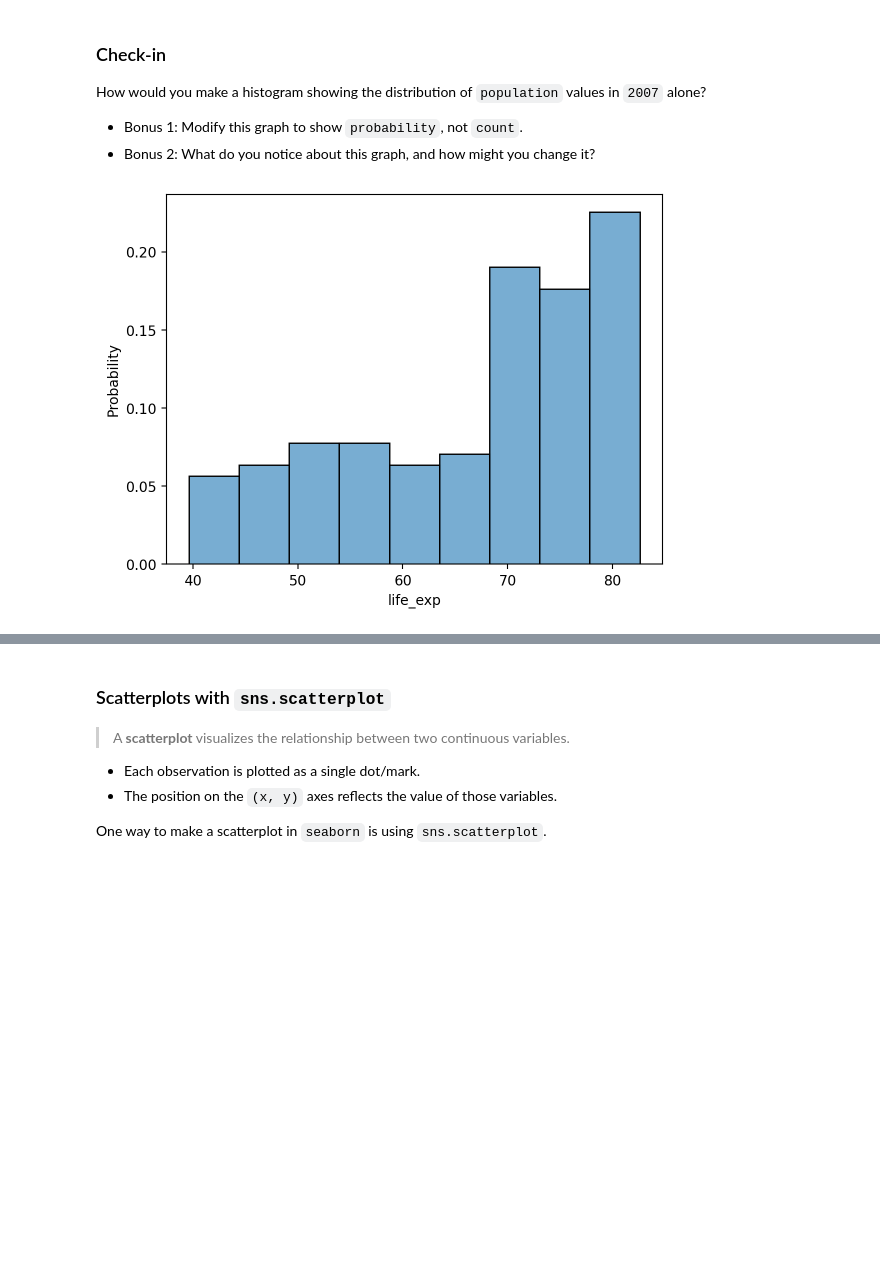
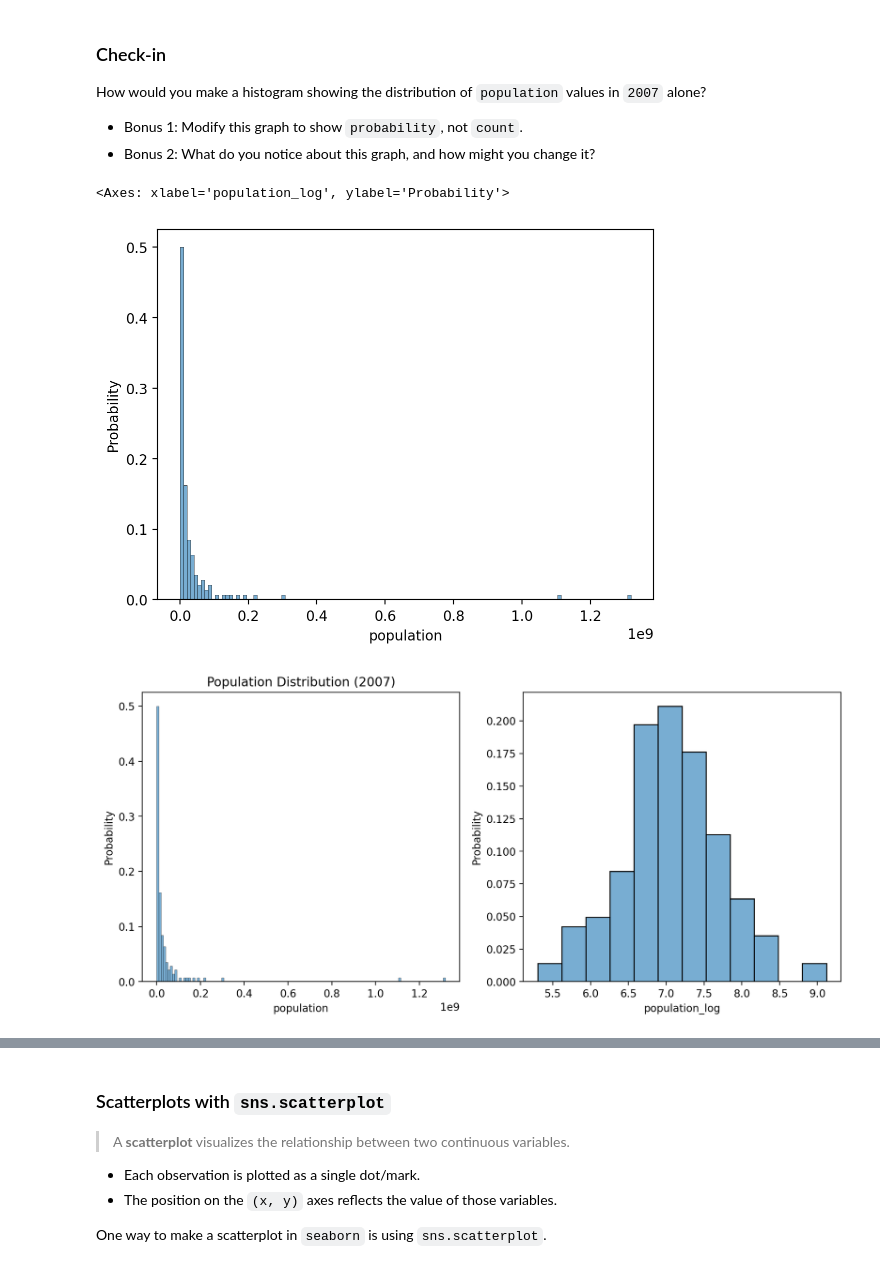
Before and after one commit to PawelNecel05/ds2025, a Jupyter notebook: Exercise6.ipynb, the cells around one changed output, grey strips where cells are left out. Cells and saved outputs as stored; diff of their text form; code cells hidden in the pictures; blank space fills up the shorter version.

```diff
--- a/Exercise6.ipynb
+++ b/Exercise6.ipynb
@@ -109,10 +109,26 @@ How would you make a histogram showing the distribution of `population` values i
 - Bonus 1: Modify this graph to show `probability`, not `count`.
 - Bonus 2: What do you notice about this graph, and how might you change it?
 # %%
-sns.histplot(data = df_gapminder[df_gapminder['year']==2007], x = 'life_exp', stat = "probability", alpha = .6);
-# the gprah is left-skewed
+sns.histplot(data = df_gapminder[df_gapminder['year']==2007], x = 'population', stat = "probability", alpha = .6);
+# the graph is right-skewed
+# fix the variable to population as requested and apply log transformation
+df_gapminder_2007 = df_gapminder[df_gapminder['year']==2007].copy()
+df_gapminder_2007['population_log'] = np.log10(df_gapminder_2007['population'])
+
+
+# Plot 1: original population (extremely skewed)
+plt.figure(figsize=(12, 5))
+plt.subplot(1, 2, 1)
+sns.histplot(data=df_gapminder_2007, x='population', stat="probability", alpha=.6)
+plt.title("Population Distribution (2007)")
+
+# Plot 2: log-transformed population (more readable)
+plt.subplot(1, 2, 2)
+sns.histplot(data = df_gapminder_2007, x='population_log', stat="probability", alpha=.6)
 # %% [output]
+<Axes: xlabel='population_log', ylabel='Probability'>
-[figure, old version]
+[figure, new version]
+[figure, added]
 # %% [markdown]
 ## Bivariate continuous plots
 
```
Also changed, not shown: parts of 2 cells of this notebook, 3 other files.
